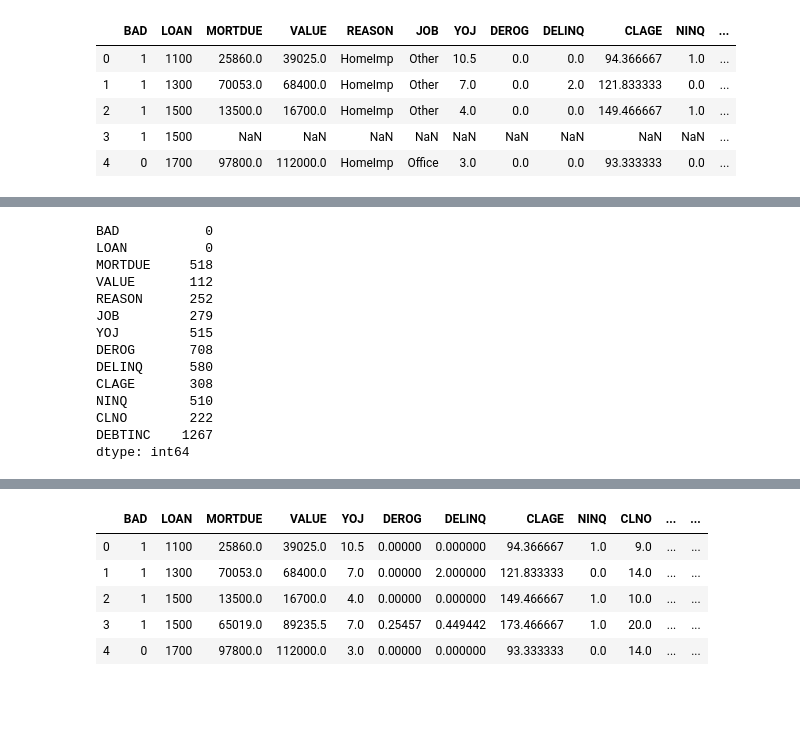
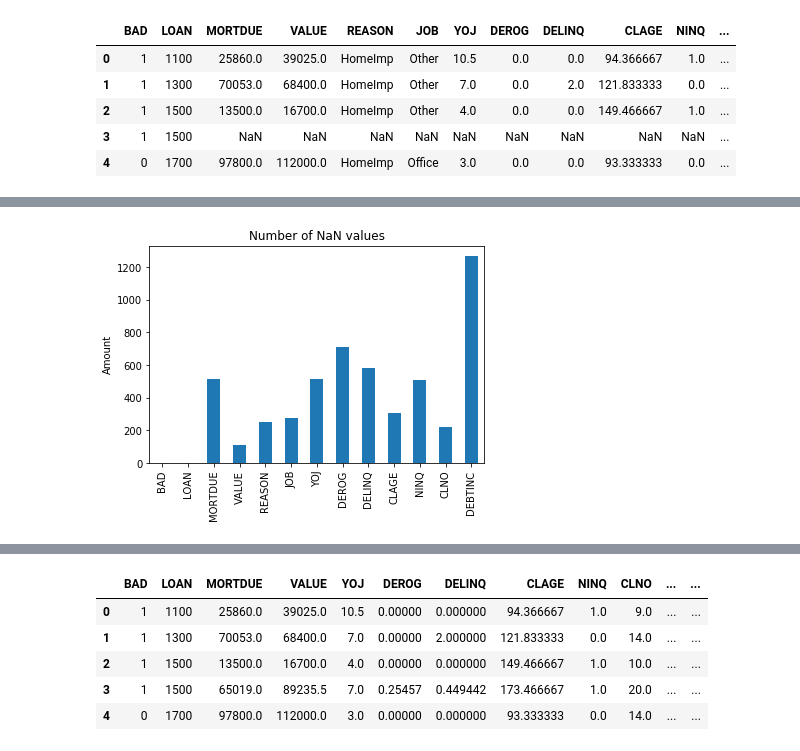
Before and after one commit to AbdullahKeteldijk/credit_default_kaggle, a Jupyter notebook: notebooks/01_basic_model.ipynb, the cells around one changed output, grey strips where cells are left out. Cells and saved outputs as stored; diff of their text form; code cells hidden in the pictures; blank space fills up the shorter version.

```diff
--- a/notebooks/01_basic_model.ipynb
+++ b/notebooks/01_basic_model.ipynb
@@ -45,20 +46,11 @@ df.describe()
 | 50% | 0.000000 | 16300.000000 | 65019.000000 | 89235.500000 | 7.000000 | 0.000000 | 0.000000 | 173.466667 | 1.000000 | 20.000000 | 34.818262 |
 | 75% | 0.000000 | 23300.000000 | 91488.000000 | 119824.250000 | 13.000000 | 0.000000 | 0.000000 | 231.562278 | 2.000000 | 26.000000 | 39.003141 |
 | max | 1.000000 | 89900.000000 | 399550.000000 | 855909.000000 | 41.000000 | 10.000000 | 15.000000 | 1168.233561 | 17.000000 | 71.000000 | 203.312149 |
-# %%
-df.isna().sum()
-# %% [output]
-BAD           0
-LOAN          0
-MORTDUE     518
-VALUE       112
-REASON      252
-JOB         279
-YOJ         515
-DEROG       708
-DELINQ      580
-CLAGE       308
-NINQ        510
-CLNO        222
-DEBTINC    1267
-dtype: int64
+# %%
+import matplotlib.pyplot as plt
+
+ax = df.isna().sum().plot.bar()
+ax.set_ylabel('Amount')
+plt.title('Number of NaN values');
+# %% [output]
+[figure, added]
```
Also changed, not shown: parts of 6 cells of this notebook, 21 other files.
